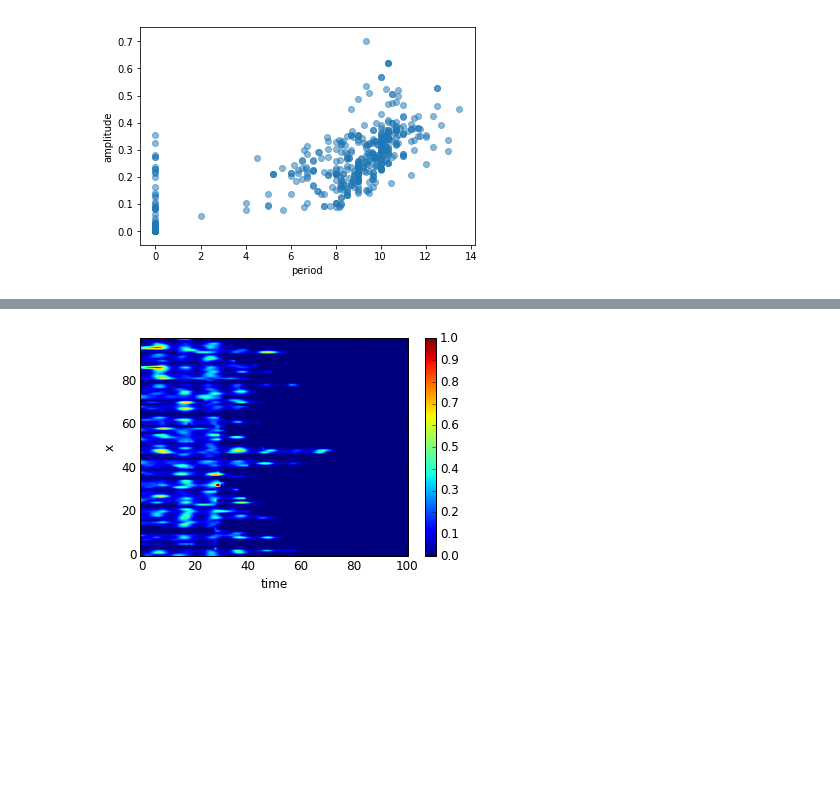
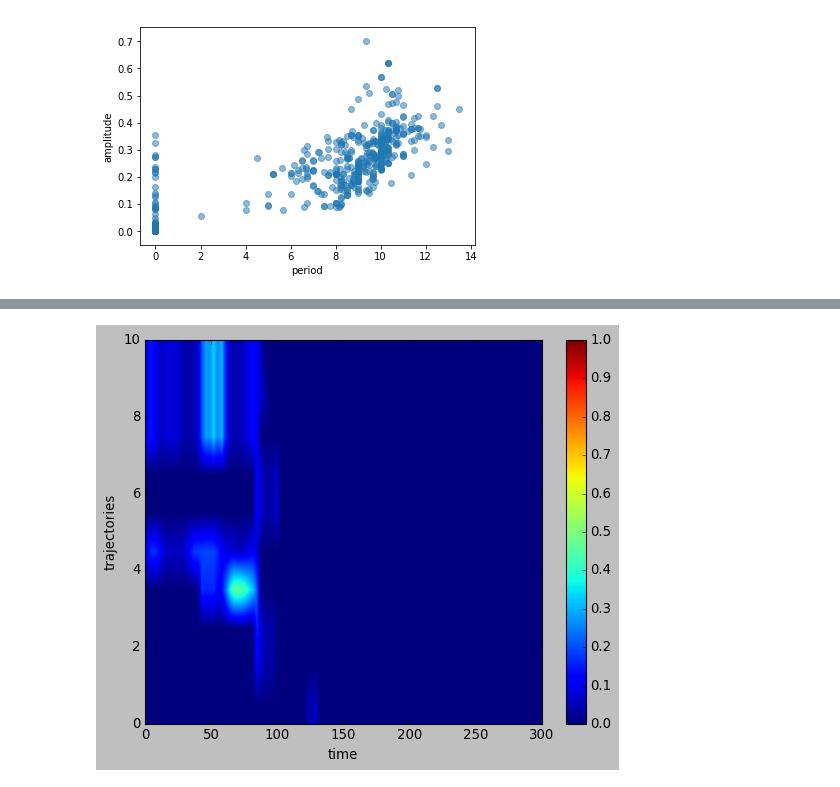
Before and after one commit to agg96/Accelerated_Advanced_Python_weeks3_4, a Jupyter notebook: ANSWERS TO TASK #1.ipynb, the cells around one changed output, grey strips where cells are left out. Saved outputs shown, nothing was run; the diff lists cells and outputs as text; code cells hidden in the pictures; blank space fills up the shorter version.

```diff
--- a/ANSWERS TO TASK #1.ipynb
+++ b/ANSWERS TO TASK #1.ipynb
@@ -222,0 +271,4 @@ plotter.ylabel("amplitude");
+# %%
+tentrajectories = x[:,[415,142,150,23,7,160,181,5,40,52]]
+#tentrajectories = (x[:415],x[:142],x[:150],x[:23],x[:7],x[:160],x[:181],x[:5],x[:40],x[:52])
+tentrajectories
@@ -223,15 +289,15 @@ plotter.ylabel("amplitude");
 # %%
 #Select ten cell trajectiories with the smallest periods and plot those as a heat map
 fig = plotter.figure()
 plotter.style.use('classic')
-plotter.imshow(x[:,0:100].T, aspect='auto',origin='lower', #just hundred cells
-           cmap='jet')
+plotter.imshow(tentrajectories.T, extent=[0,300,0,10], aspect='auto',origin='lower',
+          cmap="jet")
 plotter.xlabel('time')
 plotter.ylabel('trajectories')
 plotter.colorbar()
 plotter.clim(0,1)
 
 #change the function to put the time vector below, que arriba lo hace automáticamente pero aquí no, put a function the matioetc
 #just plot the traces with the minival period - highest freq
 # %% [output]
-[figure, old version]
+[figure, new version]
```
Also changed, not shown: parts of 8 cells of this notebook, 1 other file.
